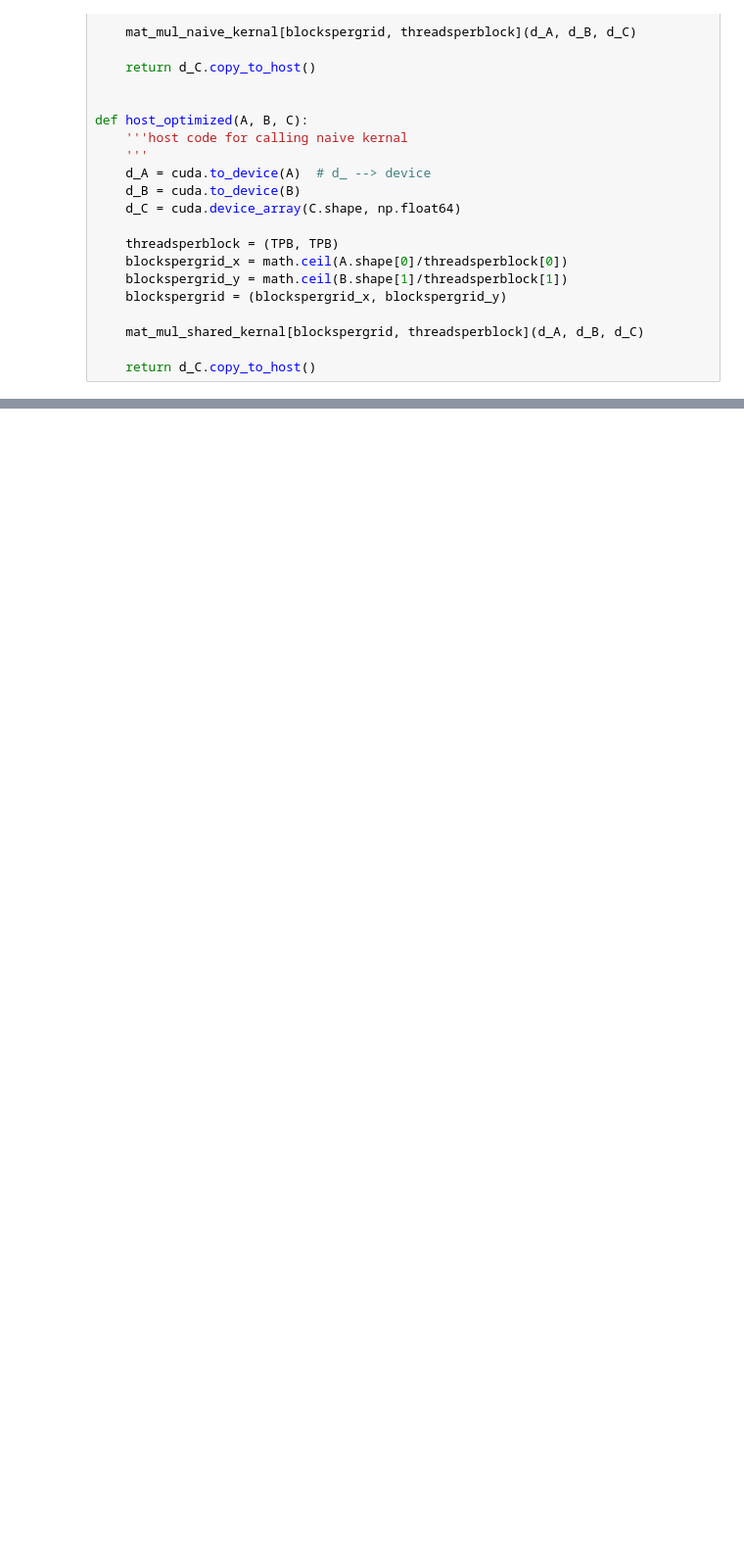
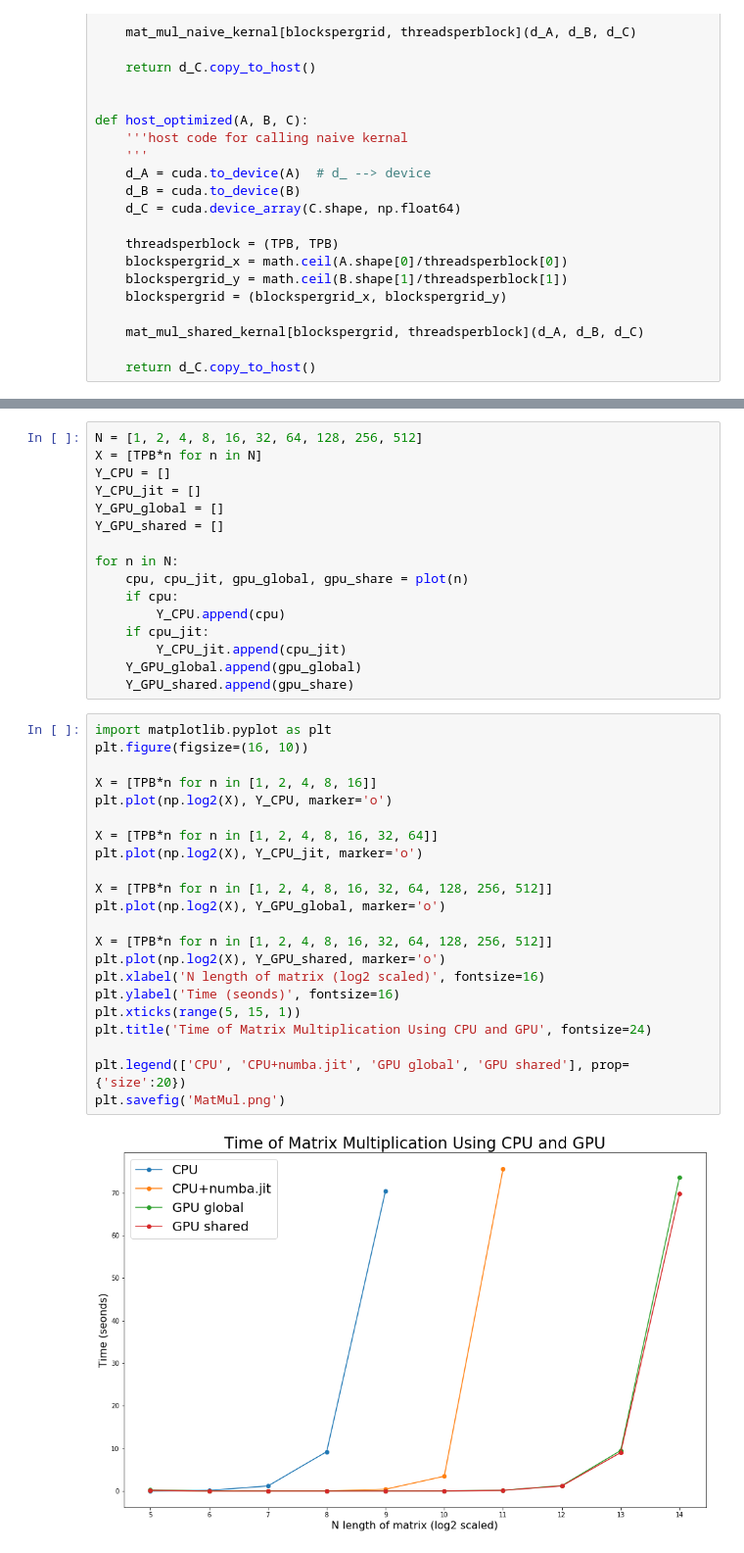
Before and after one commit to caitaozhan/testing, a Jupyter notebook: GPU-programming/matrix_mul.ipynb, the cells around one changed output, grey strips where cells are left out. Shown: that part at 98% size. Cells and saved outputs as stored; diff of their text form; blank space fills up the shorter version.

Commit message:
update matrix multipliation

```diff
--- a/GPU-programming/matrix_mul.ipynb
+++ b/GPU-programming/matrix_mul.ipynb
@@ -132,0 +277,40 @@ main()
+# %%
+N = [1, 2, 4, 8, 16, 32, 64, 128, 256, 512]
+X = [TPB*n for n in N]
+Y_CPU = []
+Y_CPU_jit = []
+Y_GPU_global = []
+Y_GPU_shared = []
+
+for n in N:
+    cpu, cpu_jit, gpu_global, gpu_share = plot(n)
+    if cpu:
+        Y_CPU.append(cpu)
+    if cpu_jit:
+        Y_CPU_jit.append(cpu_jit)
+    Y_GPU_global.append(gpu_global)
+    Y_GPU_shared.append(gpu_share)
+# %%
+import matplotlib.pyplot as plt
+plt.figure(figsize=(16, 10))
+
+X = [TPB*n for n in [1, 2, 4, 8, 16]]
+plt.plot(np.log2(X), Y_CPU, marker='o')
+
+X = [TPB*n for n in [1, 2, 4, 8, 16, 32, 64]]
+plt.plot(np.log2(X), Y_CPU_jit, marker='o')
+
+X = [TPB*n for n in [1, 2, 4, 8, 16, 32, 64, 128, 256, 512]]
+plt.plot(np.log2(X), Y_GPU_global, marker='o')
+
+X = [TPB*n for n in [1, 2, 4, 8, 16, 32, 64, 128, 256, 512]]
+plt.plot(np.log2(X), Y_GPU_shared, marker='o')
+plt.xlabel('N length of matrix (log2 scaled)', fontsize=16)
+plt.ylabel('Time (seonds)', fontsize=16)
+plt.xticks(range(5, 15, 1))
+plt.title('Time of Matrix Multiplication Using CPU and GPU', fontsize=24)
+
+plt.legend(['CPU', 'CPU+numba.jit', 'GPU global', 'GPU shared'], prop={'size':20})
+plt.savefig('MatMul.png')
+# %% [output]
+[figure, added]
```
Also changed, not shown: parts of 17 cells of this notebook, 1 other file.
